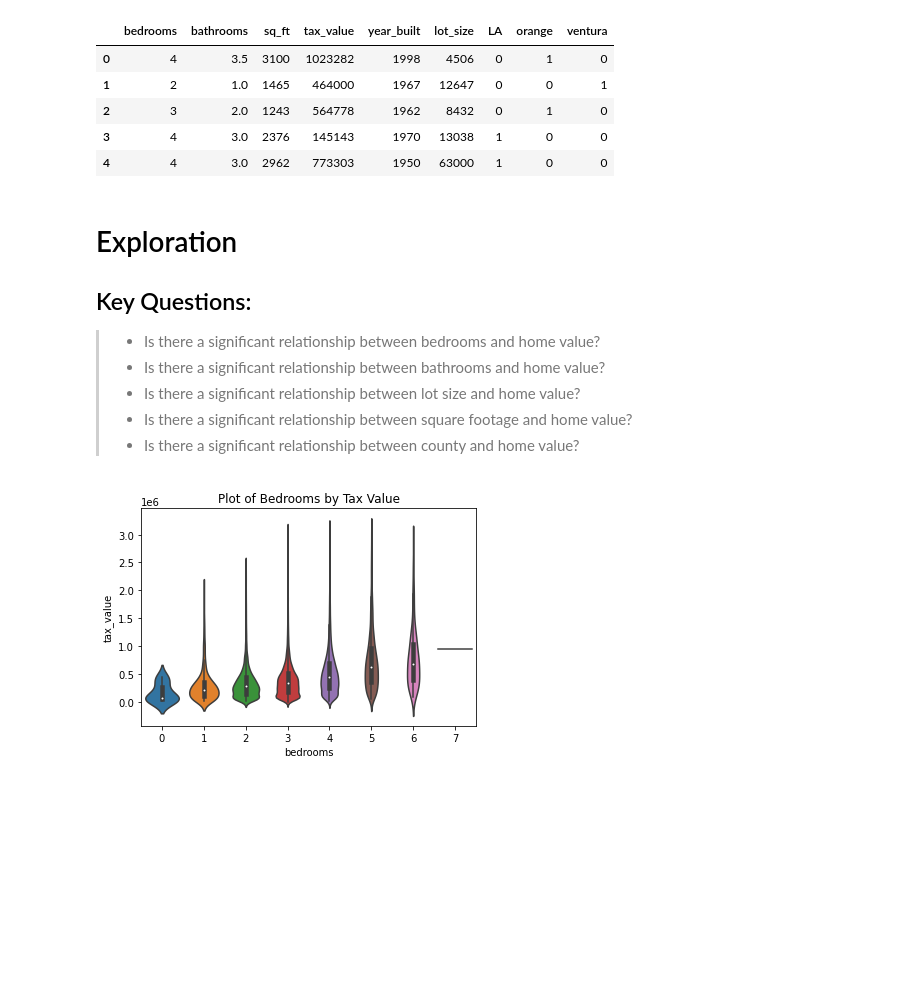
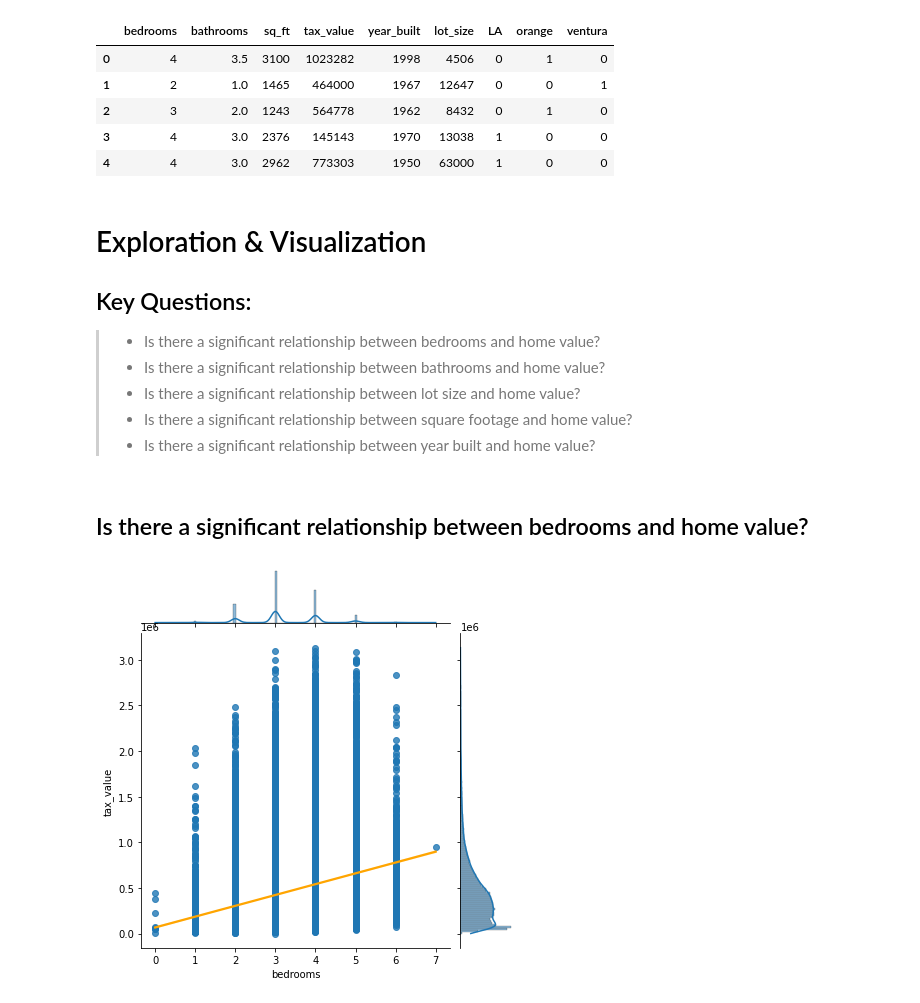
Before and after one commit to DanielFordHUB/zillow_regression_project, a Jupyter notebook: zillow_report.ipynb, the cells around one changed output. Cells and saved outputs as stored; diff of their text form; code cells hidden in the pictures; blank space fills up the shorter version.

```diff
--- a/zillow_report.ipynb
+++ b/zillow_report.ipynb
@@ -84,7 +84,7 @@ df.head()
 | 3 | 4 | 3.0 | 2376 | 145143 | 1970 | 13038 | 1 | 0 | 0 |
 | 4 | 4 | 3.0 | 2962 | 773303 | 1950 | 63000 | 1 | 0 | 0 |
 # %% [markdown]
-# Exploration
+# Exploration & Visualization
 
 ## Key Questions:
 
@@ -92,9 +92,10 @@ df.head()
 >- Is there a significant relationship between bathrooms and home value?
 >- Is there a significant relationship between lot size and home value?
 >- Is there a significant relationship between square footage and home value?
->- Is there a significant relationship between county and home value?
+>- Is there a significant relationship between year built and home value?
-# %%
-sns.jointplot(x = "bedrooms", y = "tax_value", data = train, kind = 'reg',
-                  joint_kws = {'line_kws':{'color':'red'}});
-# %% [output]
-[figure, removed]
+# %% [markdown]
+## Is there a significant relationship between bedrooms and home value?
+# %%
+ex.joint('bedrooms', 'tax_value', df)
+# %% [output]
+[figure, added]
```
Also changed, not shown: parts of 31 cells of this notebook, 5 other files.
